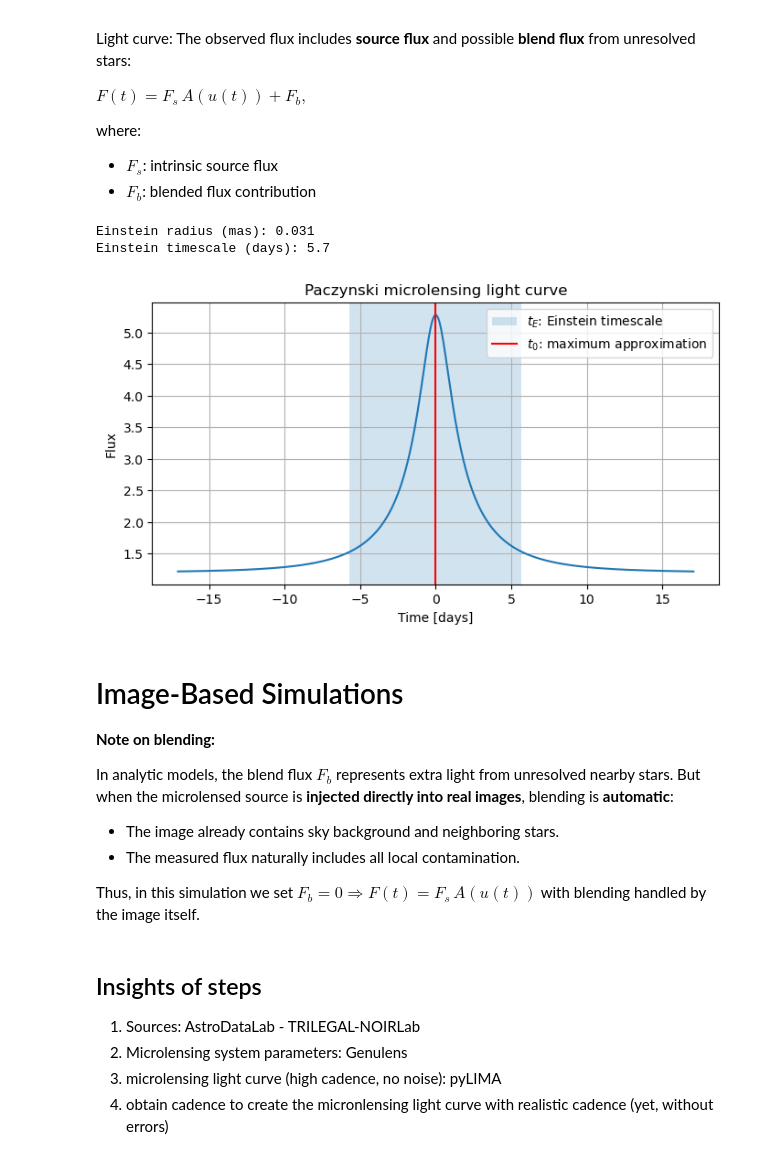
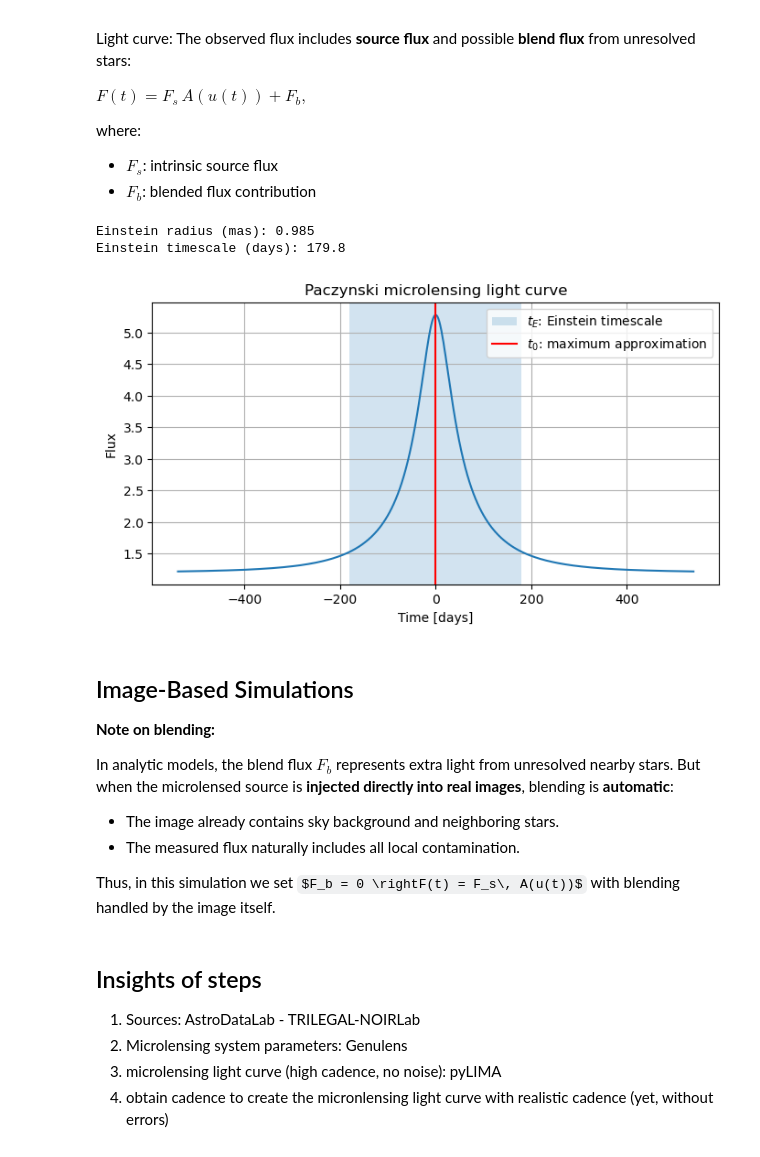
Before and after one commit to nowokaren/ulens_lsst, a Jupyter notebook: docs/tutorials/tutorial_LSST_microlensing_sim.ipynb, the cells around one changed output. Cells and saved outputs as stored; diff of their text form; code cells hidden in the pictures; some formulas as TeX source.

```diff
--- a/docs/tutorials/tutorial_LSST_microlensing_sim.ipynb
+++ b/docs/tutorials/tutorial_LSST_microlensing_sim.ipynb
@@ -85,56 +85,76 @@ F_b = 0.2              # blend flux
 
 # Convert system parameters into light-curve parameters
 
-def einstein_angular_radius(mass, D_L, D_S):
+import astropy.units as u
+from astropy.constants import G, c, M_sun
+
+def einstein_angular_radius(M_L, D_L, D_S):
     """
-    Compute angular Einstein radius in milliarcseconds (mas).
-    mass in solar masses, distances in pc.
+    Inputs:
+        M_L: (float) mass in solar masses
+        D_L: (float) lens distance in pc
+        D_S: (float) source distance in pc
+
+    Returns: (float) theta_E in mas
     """
-    k = 8.144  # mas * M_sun^-1 * (pc)^-1
-    return np.sqrt(k * mass * (1/D_L - 1/D_S))
+    D_L = D_L * u.pc
+    D_S = D_S * u.pc
+    M_L = M_L * u.M_sun
+    C = const.c
+    G = const.G
+    K = 4 * G / (C**2)
+    pi_rel = ((1 / D_L) - (1 / D_S)) * u.rad
+
+    theta_E_rad = np.sqrt(K * pi_rel * M_L)
+    return theta_E_rad.to(u.mas, equivalencies=u.dimensionless_angles()).value
+
 
 def einstein_timescale(theta_E, mu_rel):
-    """Return Einstein timescale in days."""
-    # mu_rel is mas/yr; convert to mas/day
-    mu_day = mu_rel / 365.25
-    return theta_E / mu_day
+    """
+    Inputs:
+        theta_E: (float) Einstein radius in mas
+        mu_rel: (float) proper motion in mas/year
+    Returns: (float) t_E in days
+    """
+    mu_rel = mu_rel * (u.mas / u.year)
+    return (theta_E*u.mas / mu_rel).to(u.day).value
 
 theta_E = einstein_angular_radius(lens_mass, D_L, D_S)  # mas
 t_E = einstein_timescale(theta_E, mu_rel)       # days
 
 print(f"Einstein radius (mas): {theta_E:.3f}")
 print(f"Einstein timescale (days): {t_E:.1f}")
 
 def magnification(u):
     """Paczynski magnification for a point-source, point-lens."""
     return (u**2 + 2) / (u * np.sqrt(u**2 + 4))
 
 def microlensing_lightcurve(t, t0, u0, t_E, F_s, F_b):
     """Return total flux F(t) = F_s * A(u) + F_b."""
     u = np.sqrt(u0**2 + ((t - t0) / t_E)**2)
     A = magnification(u)
     return F_s * A + F_b
 
 t = np.linspace(-3*t_E, 3*t_E, 500)
 F_t = microlensing_lightcurve(t, t0, u0, t_E, F_s, F_b)
 
 
 plt.figure(figsize=(8,4))
 plt.plot(t, F_t)
 plt.xlabel("Time [days]")
 plt.ylabel("Flux")
 plt.axvspan(t0 - t_E, t0 + t_E, alpha=0.2, label = "$t_E$: Einstein timescale")
 plt.axvline(t0, color ="r", label="$t_0$: maximum approximation")
 plt.title("Paczynski microlensing light curve")
 plt.grid(True)
 plt.legend()
 plt.show()
 # %% [output]
-Einstein radius (mas): 0.031
-Einstein timescale (days): 5.7
+Einstein radius (mas): 0.985
+Einstein timescale (days): 179.8
-[figure, old version]
+[figure, new version]
 # %% [markdown]
-# Image-Based Simulations
+## Image-Based Simulations
 
 **Note on blending:**
 
@@ -143,7 +163,7 @@ In analytic models, the blend flux $F_b$ represents extra light from unresolved
 - The image already contains sky background and neighboring stars.
 - The measured flux naturally includes all local contamination.
 
-Thus, in this simulation we set $F_b = 0 \Rightarrow F(t) = F_s\, A(u(t))$ with blending handled by the image itself.
+Thus, in this simulation we set $F_b = 0 \rightF(t) = F_s\, A(u(t))$ with blending handled by the image itself.
 # %% [markdown]
 ## Insights of steps
 1. Sources: AstroDataLab - TRILEGAL-NOIRLab
```
Also changed, not shown: parts of 47 cells of this notebook.
